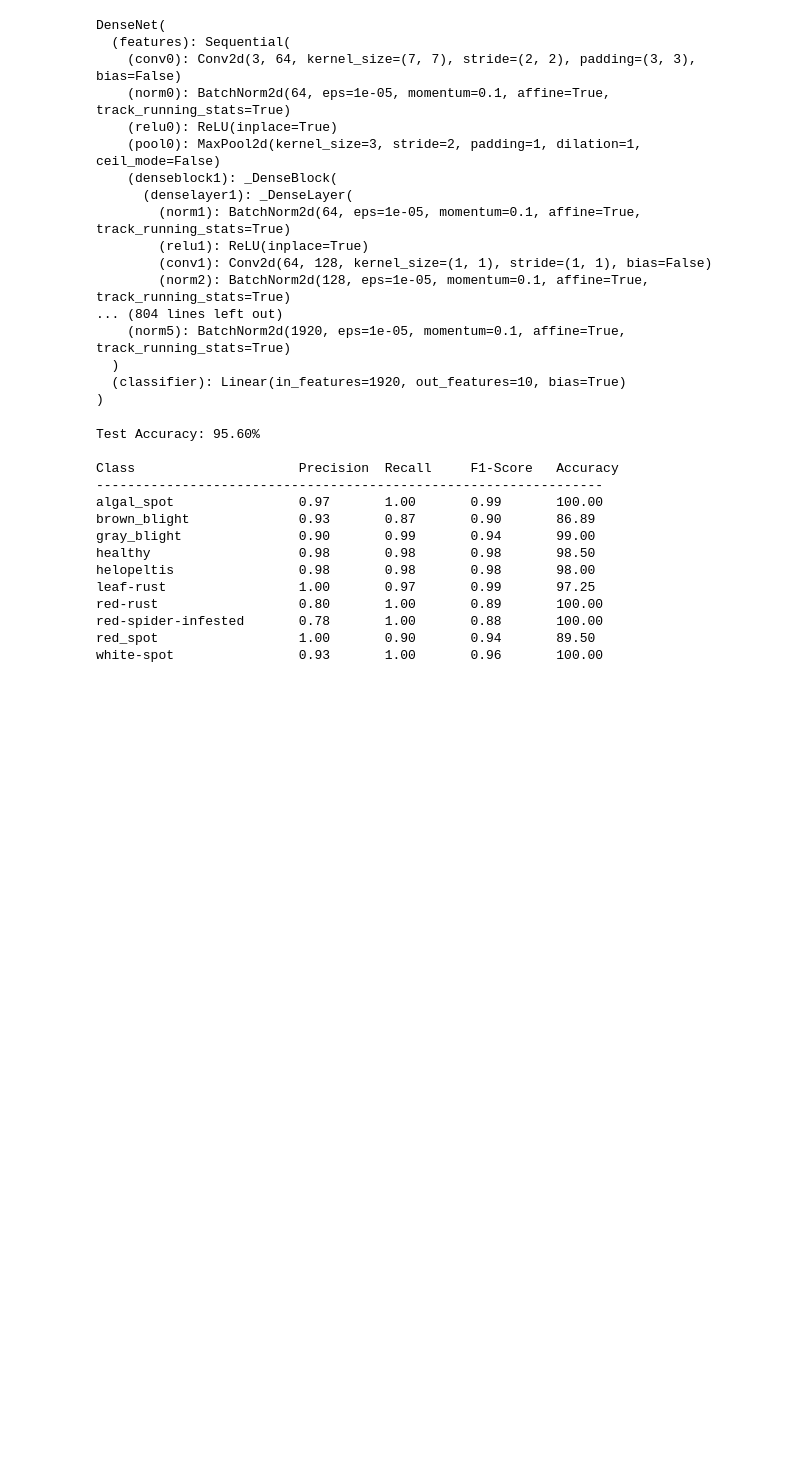
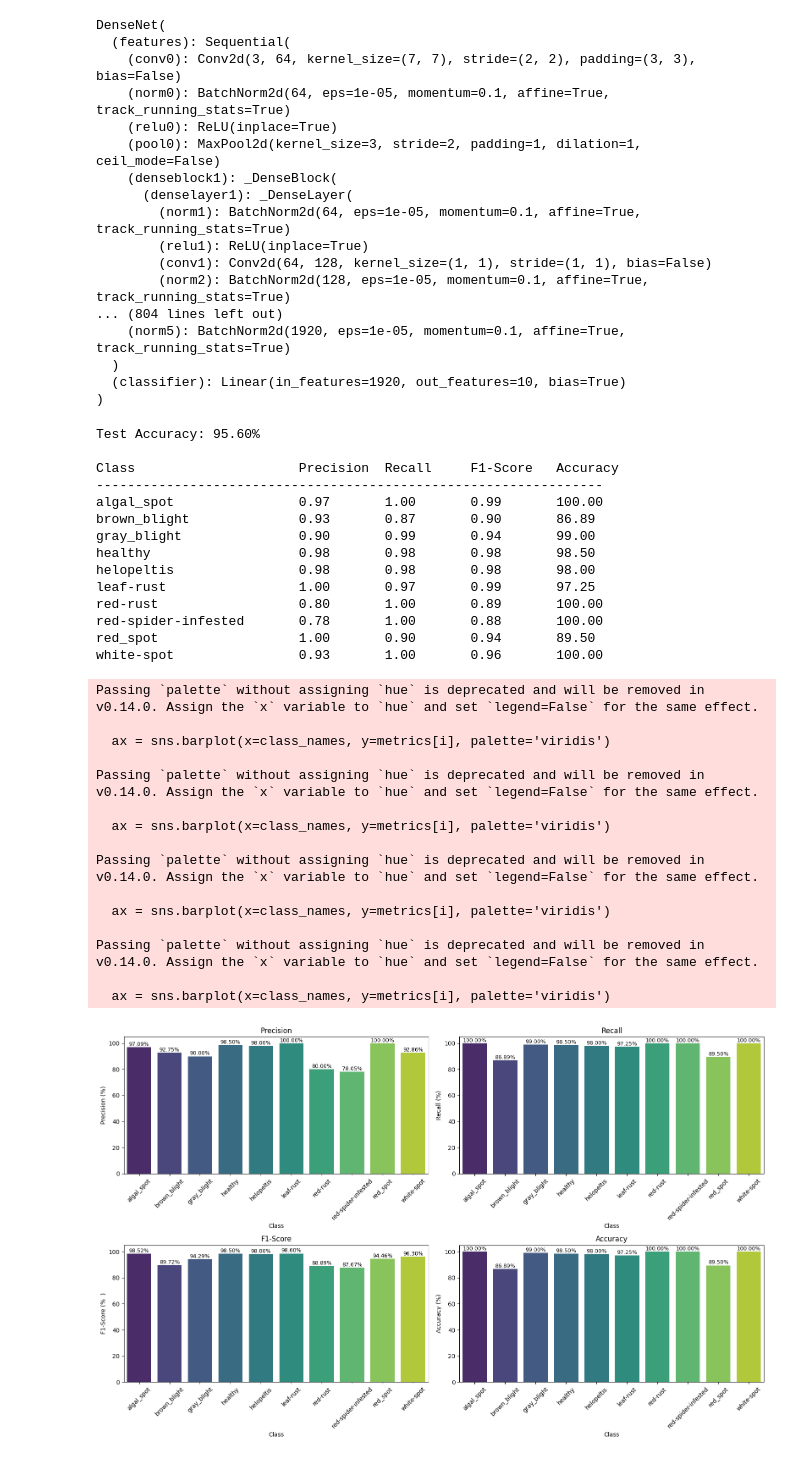
Before and after one commit to raaaizaa/training-skripsi, a Jupyter notebook: training-cnn/densenet/densenet201-testing.ipynb, the cells around one changed output. Drawn from its saved outputs; the diff is of its cells as text; code cells hidden in the pictures; blank space fills up the shorter version.

Commit message:
feat(testing): add bar chart generation

```diff
--- a/training-cnn/densenet/densenet201-testing.ipynb
+++ b/training-cnn/densenet/densenet201-testing.ipynb
@@ -92,3 +92,53 @@ red-rust                  0.80       1.00       0.89       100.00
 red-spider-infested       0.78       1.00       0.88       100.00
 red_spot                  1.00       0.90       0.94       89.50
 white-spot                0.93       1.00       0.96       100.00
+# %%
+import matplotlib.pyplot as plt
+import seaborn as sns
+
+# ambil metric masing-masing class
+class_names = list(test_dataset.classes)
+precisions = [report[cls]['precision'] * 100 for cls in class_names]
+recalls = [report[cls]['recall'] * 100 for cls in class_names]
+f1_scores = [report[cls]['f1-score'] * 100 for cls in class_names]
+accuracies = [report[cls]['recall'] * 100 for cls in class_names]
+
+# setup plot
+plt.figure(figsize=(16, 10))
+metrics = [precisions, recalls, f1_scores, accuracies]
+titles = ['Precision', 'Recall', 'F1-Score', 'Accuracy']
+ylabels = ['Precision (%)', 'Recall (%)', 'F1-Score (%  )', 'Accuracy (%)']
+
+for i in range(4):
+    plt.subplot(2, 2, i+1)
+    ax = sns.barplot(x=class_names, y=metrics[i], palette='viridis')
+    plt.title(titles[i])
+    plt.xlabel('Class')
+    plt.ylabel(ylabels[i])
+    plt.ylim(0, 105)
+    plt.xticks(rotation=45)
+
+    for idx, p in enumerate(ax.patches):
+        height = p.get_height()
+        ax.text(p.get_x() + p.get_width()/2., height + 1,
+                f'{height:.2f}%', ha="center", fontsize=9)
+
+plt.tight_layout()
+plt.show()
+# %% [output]
+Passing `palette` without assigning `hue` is deprecated and will be removed in v0.14.0. Assign the `x` variable to `hue` and set `legend=False` for the same effect.
+
+  ax = sns.barplot(x=class_names, y=metrics[i], palette='viridis')
+
+Passing `palette` without assigning `hue` is deprecated and will be removed in v0.14.0. Assign the `x` variable to `hue` and set `legend=False` for the same effect.
+
+  ax = sns.barplot(x=class_names, y=metrics[i], palette='viridis')
+
+Passing `palette` without assigning `hue` is deprecated and will be removed in v0.14.0. Assign the `x` variable to `hue` and set `legend=False` for the same effect.
+
+  ax = sns.barplot(x=class_names, y=metrics[i], palette='viridis')
+
+Passing `palette` without assigning `hue` is deprecated and will be removed in v0.14.0. Assign the `x` variable to `hue` and set `legend=False` for the same effect.
+
+  ax = sns.barplot(x=class_names, y=metrics[i], palette='viridis')
+[figure, added]
```
Also changed, not shown: 1 other file.
